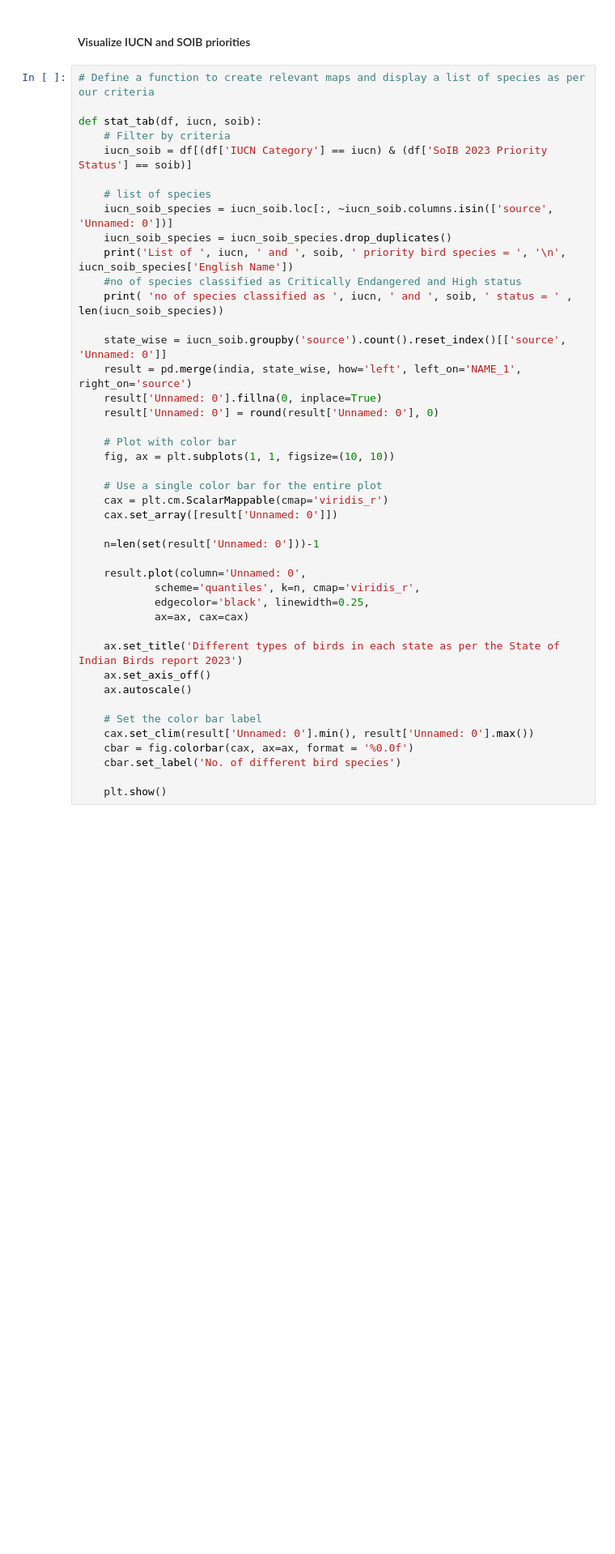
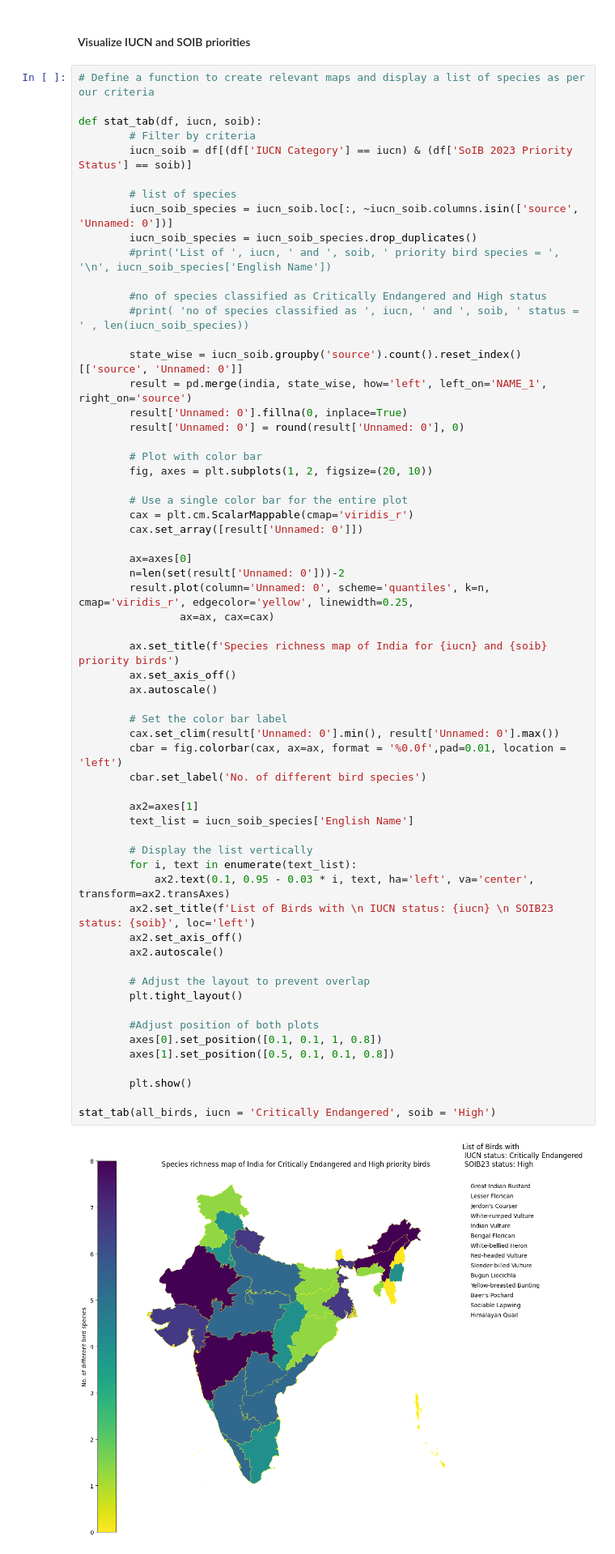
Before and after one commit to Adhikari-Priyanka/birds_vis, a Jupyter notebook: data_vis2.ipynb, the cells around one changed output. Shown at 81% size. Saved outputs shown, nothing was run; the diff lists cells and outputs as text; blank space fills up the shorter version.

```diff
--- a/data_vis2.ipynb
+++ b/data_vis2.ipynb
@@ -55,43 +39,63 @@ print(result_sorted.head(3))
 # %%
 # Define a function to create relevant maps and display a list of species as per our criteria
 
 def stat_tab(df, iucn, soib):
-    # Filter by criteria
-    iucn_soib = df[(df['IUCN Category'] == iucn) & (df['SoIB 2023 Priority Status'] == soib)]
+        # Filter by criteria
+        iucn_soib = df[(df['IUCN Category'] == iucn) & (df['SoIB 2023 Priority Status'] == soib)]
 
-    # list of species
-    iucn_soib_species = iucn_soib.loc[:, ~iucn_soib.columns.isin(['source', 'Unnamed: 0'])]
-    iucn_soib_species = iucn_soib_species.drop_duplicates()
-    print('List of ', iucn, ' and ', soib, ' priority bird species = ', '\n', iucn_soib_species['English Name'])
-    #no of species classified as Critically Endangered and High status
-    print( 'no of species classified as ', iucn, ' and ', soib, ' status = ' , len(iucn_soib_species))
+        # list of species
+        iucn_soib_species = iucn_soib.loc[:, ~iucn_soib.columns.isin(['source', 'Unnamed: 0'])]
+        iucn_soib_species = iucn_soib_species.drop_duplicates()
+        #print('List of ', iucn, ' and ', soib, ' priority bird species = ', '\n', iucn_soib_species['English Name'])
 
-    state_wise = iucn_soib.groupby('source').count().reset_index()[['source', 'Unnamed: 0']]
-    result = pd.merge(india, state_wise, how='left', left_on='NAME_1', right_on='source')
-    result['Unnamed: 0'].fillna(0, inplace=True)
-    result['Unnamed: 0'] = round(result['Unnamed: 0'], 0)
+        #no of species classified as Critically Endangered and High status
+        #print( 'no of species classified as ', iucn, ' and ', soib, ' status = ' , len(iucn_soib_species))
 
-    # Plot with color bar
-    fig, ax = plt.subplots(1, 1, figsize=(10, 10))
+        state_wise = iucn_soib.groupby('source').count().reset_index()[['source', 'Unnamed: 0']]
+        result = pd.merge(india, state_wise, how='left', left_on='NAME_1', right_on='source')
+        result['Unnamed: 0'].fillna(0, inplace=True)
+        result['Unnamed: 0'] = round(result['Unnamed: 0'], 0)
 
-    # Use a single color bar for the entire plot
-    cax = plt.cm.ScalarMappable(cmap='viridis_r')
-    cax.set_array([result['Unnamed: 0']])
+        # Plot with color bar
+        fig, axes = plt.subplots(1, 2, figsize=(20, 10))
 
-    n=len(set(result['Unnamed: 0']))-1
+        # Use a single color bar for the entire plot
+        cax = plt.cm.ScalarMappable(cmap='viridis_r')
+        cax.set_array([result['Unnamed: 0']])
 
-    result.plot(column='Unnamed: 0',
-            scheme='quantiles', k=n, cmap='viridis_r',
-            edgecolor='black', linewidth=0.25,
-            ax=ax, cax=cax)
+        ax=axes[0]
+        n=len(set(result['Unnamed: 0']))-2
+        result.plot(column='Unnamed: 0', scheme='quantiles', k=n, cmap='viridis_r', edgecolor='yellow', linewidth=0.25,
+                ax=ax, cax=cax)
 
-    ax.set_title('Different types of birds in each state as per the State of Indian Birds report 2023')
-    ax.set_axis_off()
-    ax.autoscale()
+        ax.set_title(f'Species richness map of India for {iucn} and {soib} priority birds')
+        ax.set_axis_off()
+        ax.autoscale()
 
-    # Set the color bar label
-    cax.set_clim(result['Unnamed: 0'].min(), result['Unnamed: 0'].max())
-    cbar = fig.colorbar(cax, ax=ax, format = '%0.0f')
-    cbar.set_label('No. of different bird species')
+        # Set the color bar label
+        cax.set_clim(result['Unnamed: 0'].min(), result['Unnamed: 0'].max())
+        cbar = fig.colorbar(cax, ax=ax, format = '%0.0f',pad=0.01, location = 'left')
+        cbar.set_label('No. of different bird species')
 
-    plt.show()
+        ax2=axes[1]
+        text_list = iucn_soib_species['English Name']
+
+        # Display the list vertically
+        for i, text in enumerate(text_list):
+            ax2.text(0.1, 0.95 - 0.03 * i, text, ha='left', va='center', transform=ax2.transAxes)
+        ax2.set_title(f'List of Birds with \n IUCN status: {iucn} \n SOIB23 status: {soib}', loc='left')
+        ax2.set_axis_off()
+        ax2.autoscale()
+
+        # Adjust the layout to prevent overlap
+        plt.tight_layout()
+
+        #Adjust position of both plots
+        axes[0].set_position([0.1, 0.1, 1, 0.8])
+        axes[1].set_position([0.5, 0.1, 0.1, 0.8])
+
+        plt.show()
+
+stat_tab(all_birds, iucn = 'Critically Endangered', soib = 'High')
+# %% [output]
+[figure, added]
```
Also changed, not shown: parts of 3 cells of this notebook, 1 other file.
